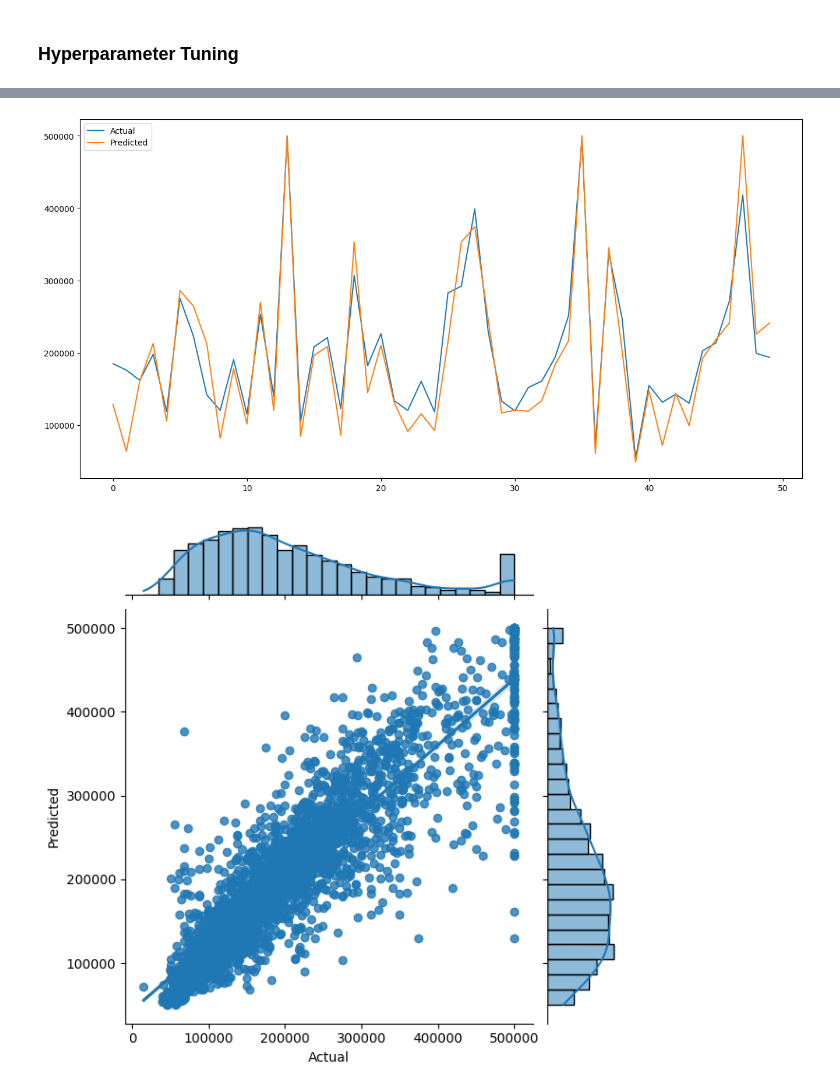
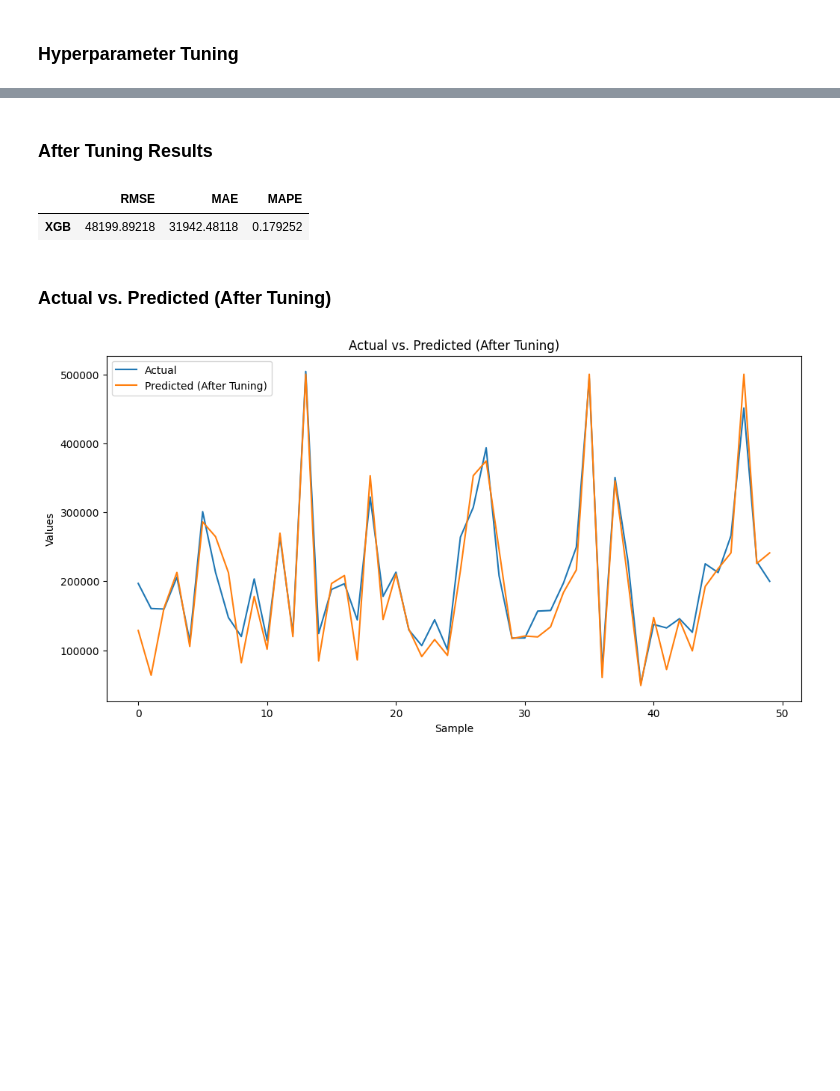
Before and after one commit to Chris503g/California-Housing-Price-Prediction, a Jupyter notebook: main.ipynb, the cells around one changed output, grey strips where cells are left out. Drawn from its saved outputs; the diff is of its cells as text; code cells hidden in the pictures; blank space fills up the shorter version.

```diff
--- a/main.ipynb
+++ b/main.ipynb
@@ -331,3 +380,0 @@ RandomizedSearchCV(cv=5, estimator=RandomForestRegressor(random_state=0),
-# %%
-# Fit the RandomizedSearchCV to the training data
-random_search.fit(X_train_transformed, y_train)
@@ -350,0 +427,3 @@ test_rmse = np.sqrt(mean_squared_error(y_test, test_predictions))
+# %%
+# Fitting data training untuk mencari parameter terbaik
+random_xgb.fit(X_train, y_train)
@@ -350,0 +468,20 @@ test_rmse = np.sqrt(mean_squared_error(y_test, test_predictions))
+# %%
+# Model XGBoost
+model = {'XGB': XGBRegressor(random_state=1)}
+
+# Define model terhadap estimator terbaik
+xgb_tuning = random_xgb.best_estimator_
+
+# Fitting model
+xgb_tuning.fit(X_train, y_train)
+
+# Predict test set
+y_pred_xgb_tuning = xgb_tuning.predict(X_test)
+
+# Simpan nilai metrics RMSE, MAE & MAPE setelah tuning
+rmse_xgb_tuning = np.sqrt(mean_squared_error(y_test, y_pred_xgb_tuning))
+mae_xgb_tuning = mean_absolute_error(y_test, y_pred_xgb_tuning)
+mape_xgb_tuning = mean_absolute_percentage_error(y_test, y_pred_xgb_tuning)
+
+score_after_tuning = pd.DataFrame({'RMSE': rmse_xgb_tuning, 'MAE': mae_xgb_tuning, 'MAPE': mape_xgb_tuning}, index=model.keys())
+score_after_tuning
@@ -443,23 +521,30 @@ R-squared (R^2): 0.8051367628809469
+# %% [markdown]
+### **After Tuning Results**
+# %%
+# Setelah hyperparameter tuning
+score_after_tuning
+# %% [output]
+|  | RMSE | MAE | MAPE |
+| XGB | 48199.89218 | 31942.48118 | 0.179252 |
+# %% [markdown]
+### **Actual vs. Predicted (After Tuning)**
 # %%
-import seaborn as sns
 import matplotlib.pyplot as plt
 
-# Create a DataFrame with 'Predicted' and 'Actual' columns after tuning
-test_after_tuning = pd.DataFrame({'Predicted': y_pred_after_tuning, 'Actual': y_test})
+# Create a DataFrame with 'Predicted' and 'Actual' columns
+test_after_tuning = pd.DataFrame({'Predicted (After Tuning)': y_pred_xgb_tuning, 'Actual': y_test})
 
 # Reset the index and drop the 'index' column
 test_after_tuning = test_after_tuning.reset_index()
 test_after_tuning = test_after_tuning.drop(['index'], axis=1)
 
-# Create a line plot for the first 50 data points after tuning
-plt.figure(figsize=(16, 8))
+# Create a line plot for the first 50 data points
+plt.figure(figsize=(12, 6))
 plt.plot(test_after_tuning[:50])
-plt.legend(['Actual', 'Predicted'])
-
-# Create a jointplot with regression line after tuning
-sns.jointplot(x='Actual', y='Predicted', data=test_after_tuning, kind="reg")
-
+plt.title('Actual vs. Predicted (After Tuning)')
+plt.xlabel('Sample')
+plt.ylabel('Values')
+plt.legend(['Actual', 'Predicted (After Tuning)'])
 plt.show()
 # %% [output]
-[figure, old version]
+[figure, new version]
-[figure, removed]
```
Also changed, not shown: parts of 26 cells of this notebook.
